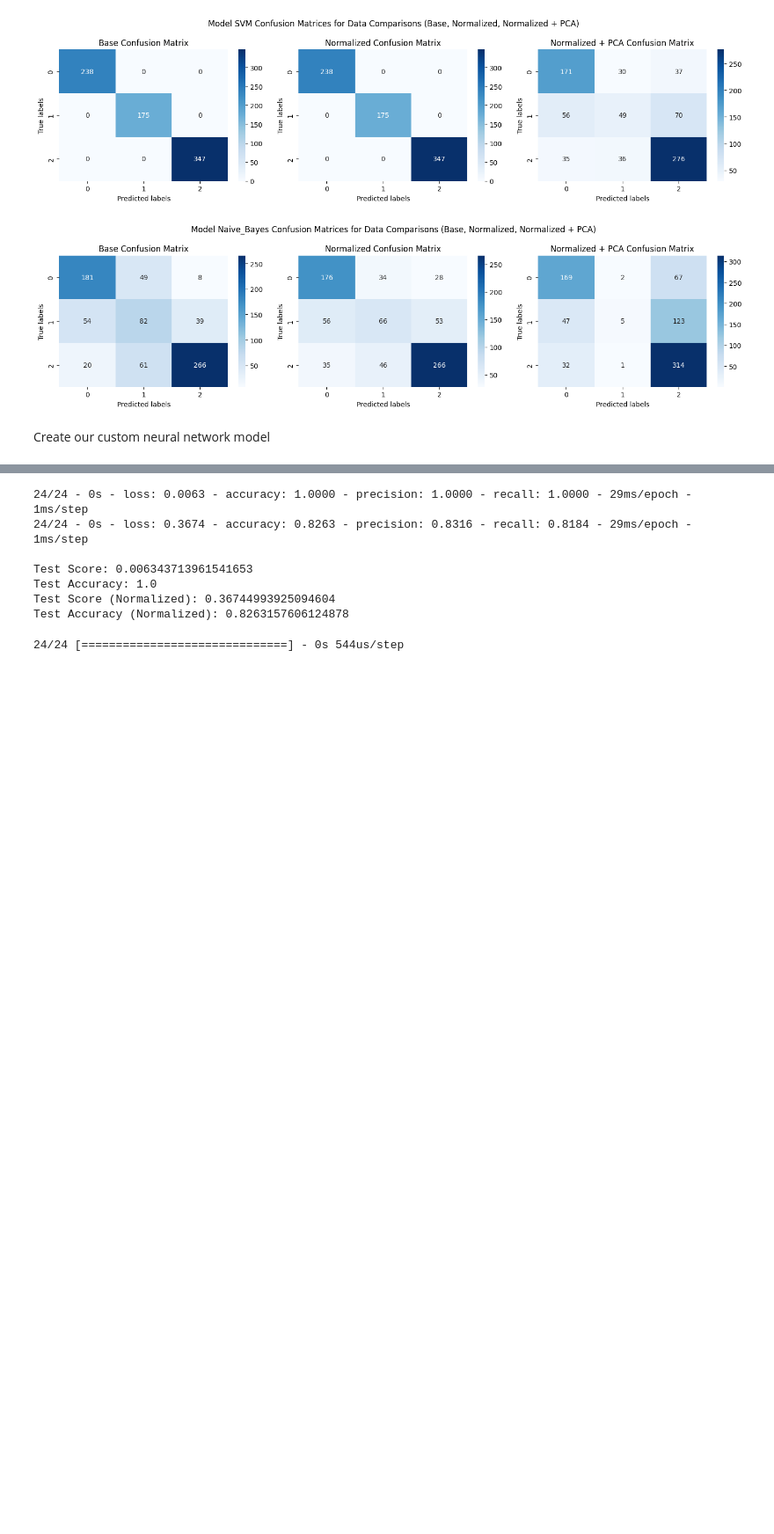
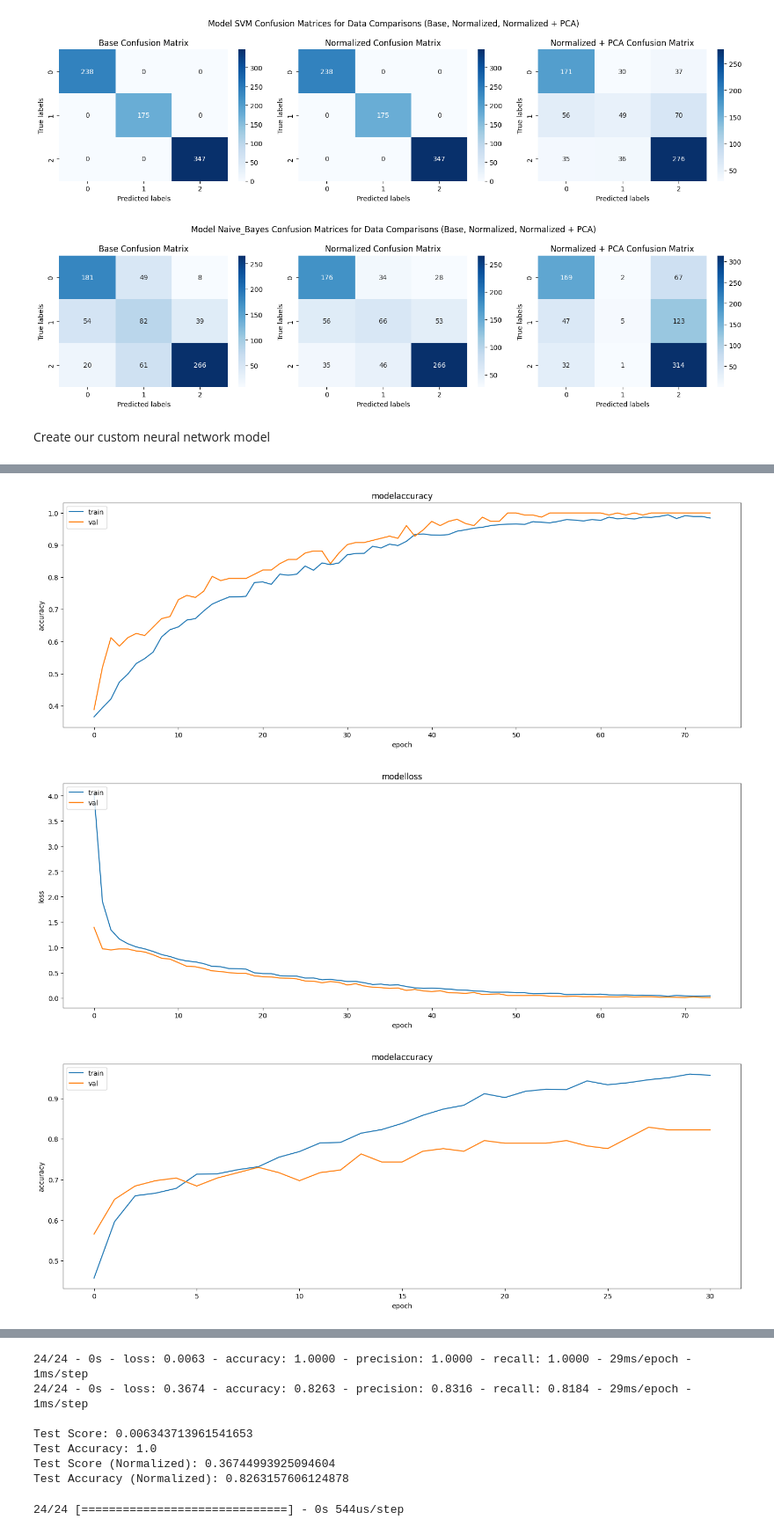
Before and after one commit to mathewsjoyy/Project_Code_Year3, a Jupyter notebook: Code/project_COPY_TEST.ipynb, the cells around one changed output, grey strips where cells are left out. Shown at 88% size. Drawn from its saved outputs; the diff is of its cells as text; code cells hidden in the pictures; blank space fills up the shorter version.

```diff
--- a/Code/project_COPY_TEST.ipynb
+++ b/Code/project_COPY_TEST.ipynb
@@ -859,3 +859,37 @@ Epoch 31/100
 [figure]
 [figure]
 [figure]
+# %%
+# TODO FIX THIS SO IT SHOWS THE DATA MODEL TYPE IN THE VISUAL TITLE E.G. base model, normalized model, normalized + PCA model <---- TODO
+# TODO THEN REMOVE THE PLOT CODE IN THE ABOVE STATEMENT AFTER CONFIRMING THEY BOTH GIVE SAME RESULTS
+
+def plot_data(kind):
+    plt.title('model' + kind)
+    plt.ylabel(kind)
+    plt.xlabel('epoch')
+    plt.legend(['train', 'val'], loc='upper left')
+    plt.show()
+
+# Plot accuracy history
+plt.plot(history.history['accuracy'])
+plt.plot(history.history['val_accuracy'])
+plot_data('accuracy')
+
+# Plot loss history
+plt.plot(history.history['loss'])
+plt.plot(history.history['val_loss'])
+plot_data('loss')
+
+# Plot accuracy history for normalized data
+plt.plot(history_normalized.history['accuracy'])
+plt.plot(history_normalized.history['val_accuracy'])
+plot_data('accuracy')
+
+# Plot loss history for normalized data
+plt.plot(history_normalized.history['loss'])
+plt.plot(history_normalized.history['val_loss'])
+plot_data('loss')
+# %% [output]
+[figure, added]
+[figure, added]
+[figure, added]
```
Also changed, not shown: parts of 2 cells of this notebook.
